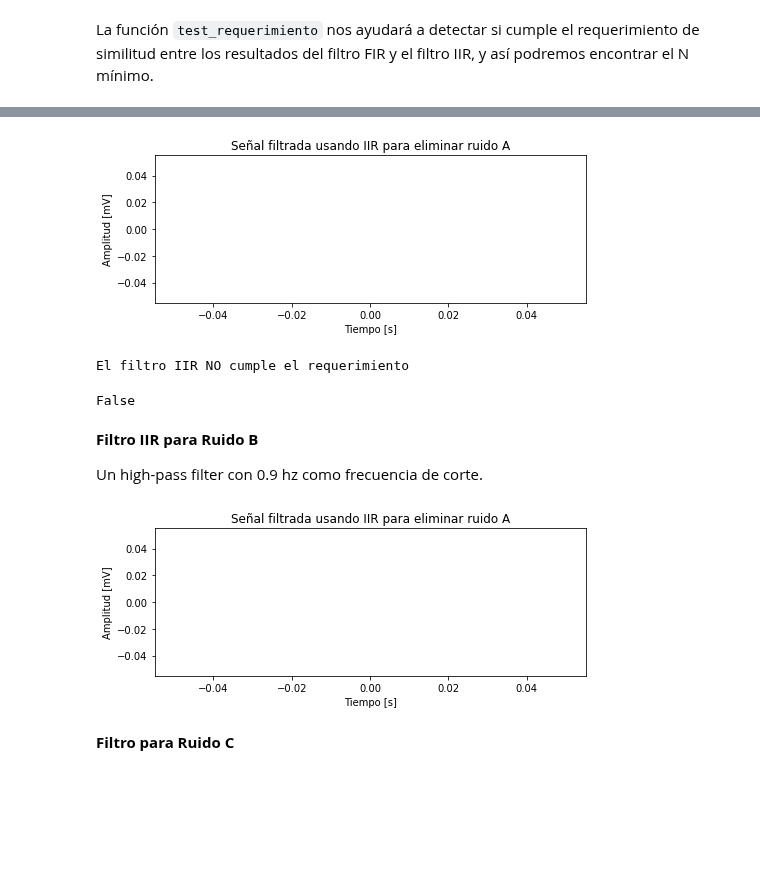
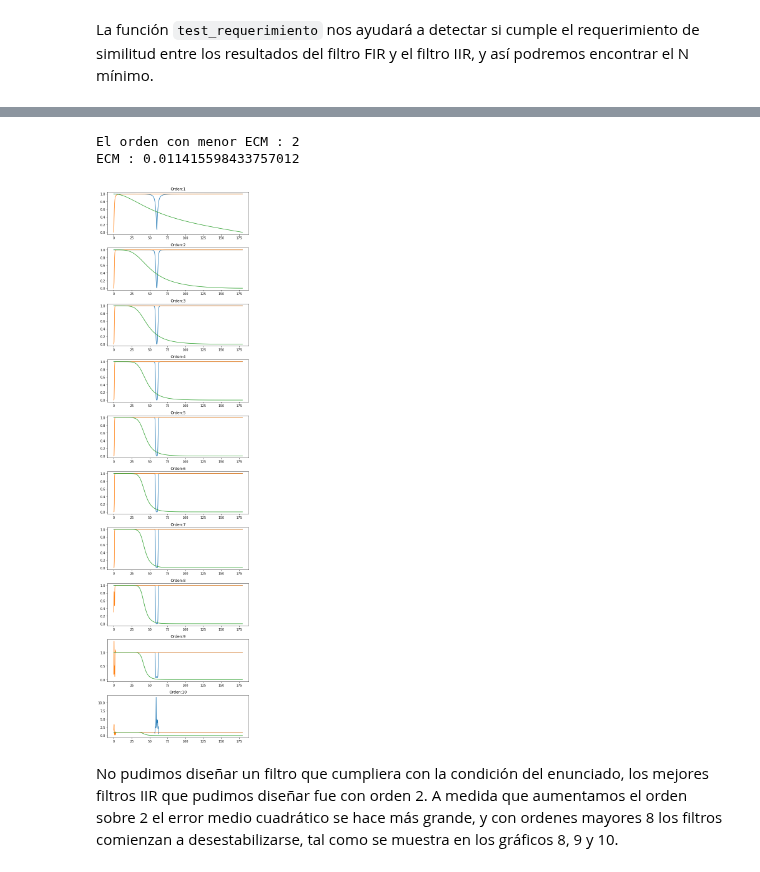
Before and after one commit to ehopperdietzel/Filtrado-De-Senales, a Jupyter notebook: tarea2_info183.ipynb, the cells around one changed output, grey strips where cells are left out. Cells and saved outputs as stored; diff of their text form; code cells hidden in the pictures; blank space fills up the shorter version.

Commit message:
Gráficos Filtros IIR y mejor orden

```diff
--- a/tarea2_info183.ipynb
+++ b/tarea2_info183.ipynb
@@ -361,7 +370,7 @@ graficaSeñal(dataFiltrada,Fs,len(dataFiltrada),title="Respuesta al Impulso Señ
 # Obtiene los índices de todos los máximos R
 RIndexes = np.empty(0)
 for i in range(1,len(dataFiltrada)-1):
-    if dataFiltrada[i] > 0.8 and dataFiltrada[i-1] < dataFiltrada[i] and dataFiltrada[i+1] < dataFiltrada[i]:
+    if dataFiltrada[i] > 0.5 and dataFiltrada[i-1] < dataFiltrada[i] and dataFiltrada[i+1] < dataFiltrada[i]:
         RIndexes = np.append(RIndexes,i)
 
 # Gráfico
@@ -442,12 +451,9 @@ def test_requerimiento(filtrada_FIR, filtrada_IIR):
     error_medio_cuad = (np.square(filtrada_FIR - filtrada_IIR)).mean(axis=None)
     var_FIR = np.var(filtrada_FIR)
 
-    #print("Err Med Cuad:",error_medio_cuad)
-    #print("Var Fir:",0.01 * var_FIR)
-
     if  abs(error_medio_cuad < (0.01 * var_FIR) ):
         print("El filtro IIR cumple el requerimiento")
         return True
     else:
-        print("El filtro IIR NO cumple el requerimiento")
-        return False
+        #print("El filtro IIR NO cumple el requerimiento")
+        return error_medio_cuad
@@ -570,23 +460,45 @@ dataA_IIR = scipy.signal.lfilter(b, a, data)
-# %%
-graficaSeñal(dataA_IIR ,Fs,len(dataA_IIR ),title="Señal filtrada usando IIR para eliminar ruido A")
-# %% [output]
-[figure, removed]
-# %%
-test_requerimiento(dataA, dataA_IIR)
-# %% [output]
-El filtro IIR NO cumple el requerimiento
-False
-# %% [markdown]
-**Filtro IIR para Ruido B**
-
-Un high-pass filter con 0.9 hz como frecuencia de corte.
-# %%
-b, a = scipy.signal.iirfilter(N=orden, Wn=0.9, fs=360, btype="highpass", ftype="butter", output='ba')
-
-dataB_IIR = scipy.signal.lfilter(b, a, data)
-
-graficaSeñal(dataB_IIR ,Fs,len(dataA_IIR ),title="Señal filtrada usando IIR para eliminar ruido A")
-# %% [output]
-[figure, removed]
-# %% [markdown]
-**Filtro para Ruido C**
+# %%
+OrdBest = 1
+dataFIR = dataFiltrada
+dataIIR = None
+IIRBest = None
+EMCBest = 1e10
+
+fig, ax = plt.subplots(10,1,figsize=(7, 25), tight_layout=True)
+for i in range(1,11):
+
+    # Filtros IRR
+    b1, a1 = scipy.signal.iirfilter(N=i,Wn=[58,62],fs=Fs,btype='bandstop',ftype='butter',output='ba')
+    b2, a2 = scipy.signal.iirfilter(N=i,Wn=0.9,fs=Fs,btype='highpass',ftype='butter',output='ba')
+    b3, a3 = scipy.signal.iirfilter(N=i,Wn=40,fs=Fs,btype='lowpass',ftype='butter',output='ba')
+
+    # Aplicamos
+    dataIIRR = scipy.signal.lfilter(b1,a1,data)
+    dataIIRR = scipy.signal.lfilter(b3,a3,dataIIRR)
+    dataIIR = scipy.signal.lfilter(b2,a2,dataIIRR)
+
+    ax[i-1].set_title("Orden:" + str(i))
+
+    freq, response = scipy.signal.freqz(b1, a1, fs=Fs)
+    ax[i-1].plot(freq, np.absolute(response))
+
+    freq, response = scipy.signal.freqz(b2, a2, fs=Fs)
+    ax[i-1].plot(freq, np.absolute(response))
+
+    freq, response = scipy.signal.freqz(b3, a3, fs=Fs)
+    ax[i-1].plot(freq, np.absolute(response))
+
+    EMC = test_requerimiento(dataFIR,dataIIR)
+    if EMC < EMCBest:
+        EMCBest = EMC
+        IIRBest = dataIIR.copy()
+        OrdBest = i
+
+print("El orden con menor ECM :",OrdBest)
+print("ECM :",EMCBest)
+# %% [output]
+El orden con menor ECM : 2
+ECM : 0.011415598433757012
+[figure, added]
+# %% [markdown]
+No pudimos diseñar un filtro que cumpliera con la condición del enunciado, los mejores filtros IIR que pudimos diseñar fue con orden 2. A medida que aumentamos el orden sobre 2 el error medio cuadrático se hace más grande, y con ordenes mayores 8 los filtros comienzan a desestabilizarse, tal como se muestra en los gráficos 8, 9 y 10.
```
Also changed, not shown: parts of 15 cells of this notebook.
